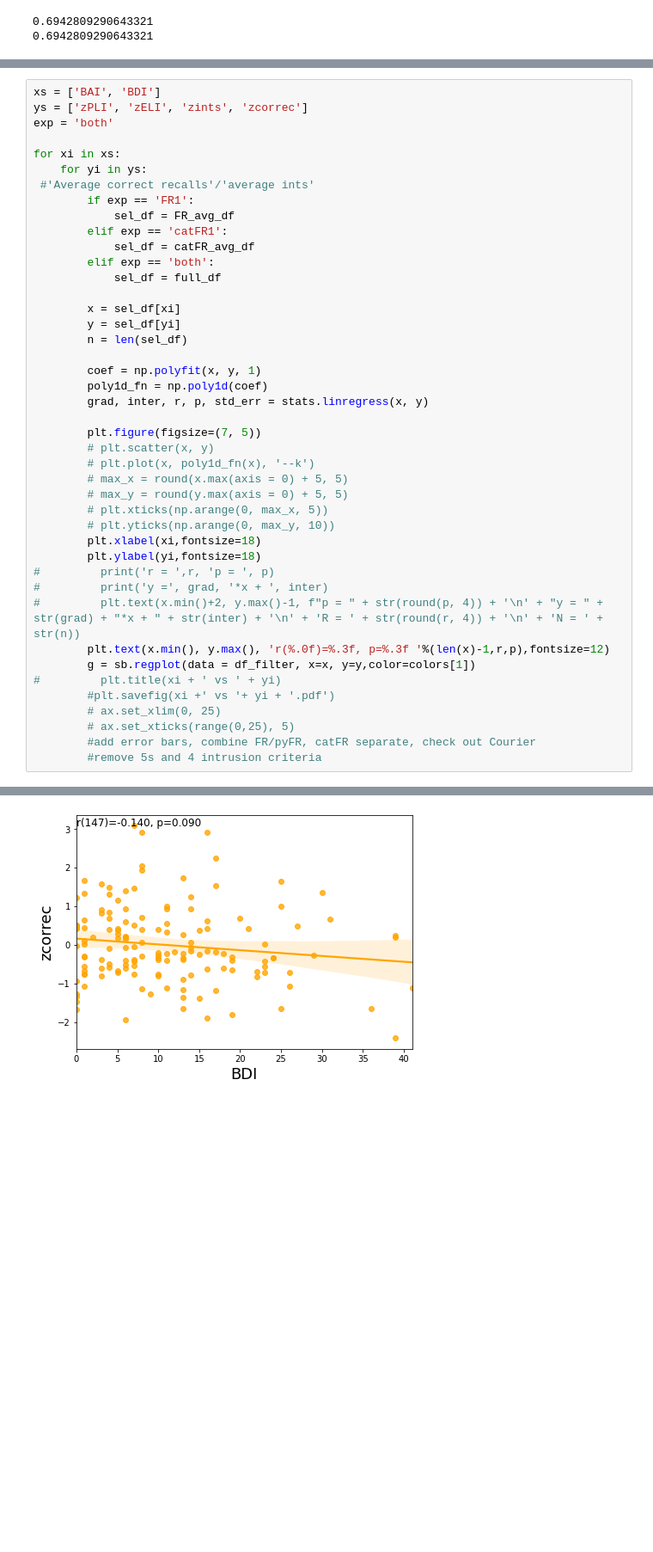
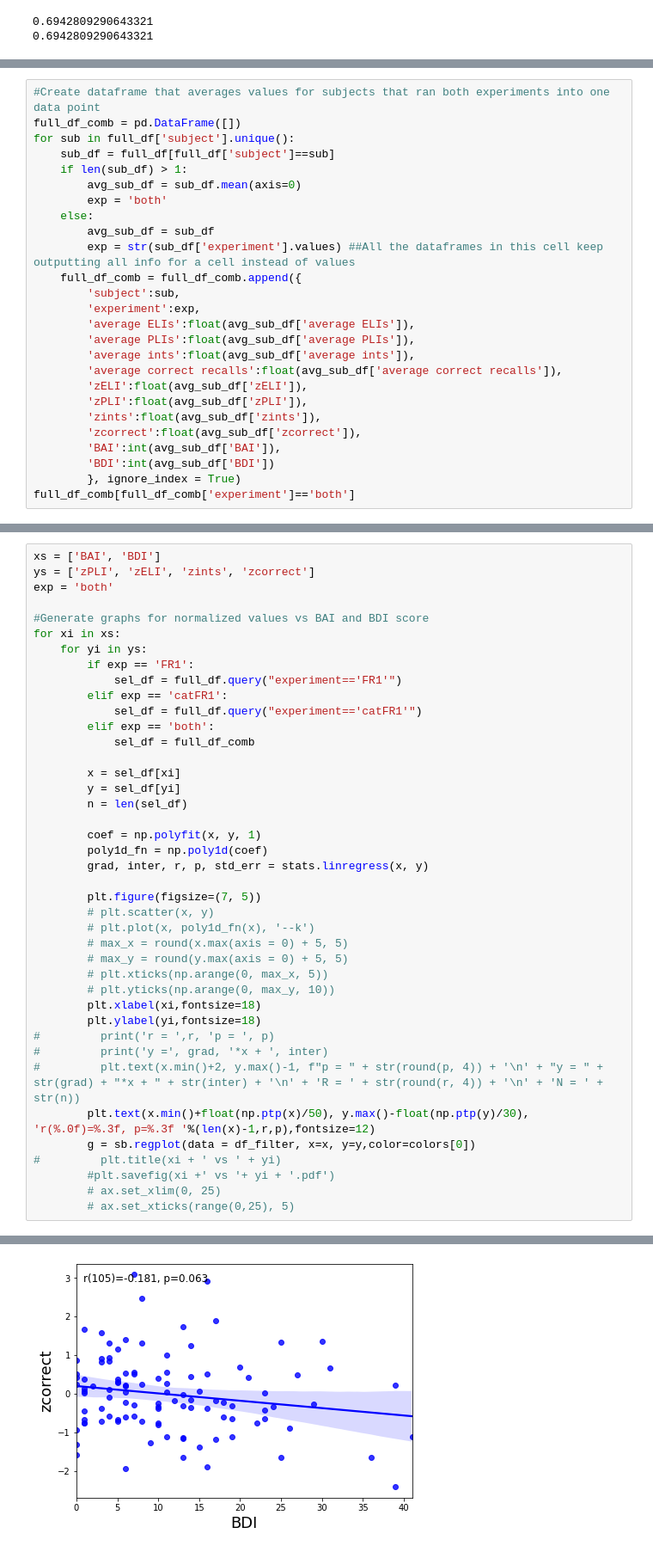
Before and after one commit to NoaHerz/Mental_health, a Jupyter notebook: MH_intrusion.ipynb, the cells around one changed output, grey strips where cells are left out. Shown: that part at 86% size. Saved outputs shown, nothing was run; the diff lists cells and outputs as text; blank space fills up the shorter version.

Commit message:
Clean graphs, combined data across experiments

```diff
--- a/MH_intrusion.ipynb
+++ b/MH_intrusion.ipynb
@@ -588,3 +542,29 @@ See the caveats in the documentation: https://pandas.pydata.org/pandas-docs/stab
 | 146 | 24.0 | 17.0 | 0.064203 | 0.238134 | 4.001894 | 0.302337 | catFR1 | R1536J | ... |
 | 147 | 11.0 | 8.0 | 0.030467 | 0.029656 | 8.041667 | 0.060123 | catFR1 | R1542J | ... |
 148 rows × 12 columns
+# %%
+#Create dataframe that averages values for subjects that ran both experiments into one data point
+full_df_comb = pd.DataFrame([])
+for sub in full_df['subject'].unique():
+    sub_df = full_df[full_df['subject']==sub]
+    if len(sub_df) > 1:
+        avg_sub_df = sub_df.mean(axis=0)
+        exp = 'both'
+    else:
+        avg_sub_df = sub_df
+        exp = str(sub_df['experiment'].values) ##All the dataframes in this cell keep outputting all info for a cell instead of values
+    full_df_comb = full_df_comb.append({
+        'subject':sub,
+        'experiment':exp,
+        'average ELIs':float(avg_sub_df['average ELIs']),
+        'average PLIs':float(avg_sub_df['average PLIs']),
+        'average ints':float(avg_sub_df['average ints']),
+        'average correct recalls':float(avg_sub_df['average correct recalls']),
+        'zELI':float(avg_sub_df['zELI']),
+        'zPLI':float(avg_sub_df['zPLI']),
+        'zints':float(avg_sub_df['zints']),
+        'zcorrect':float(avg_sub_df['zcorrect']),
+        'BAI':int(avg_sub_df['BAI']),
+        'BDI':int(avg_sub_df['BDI'])
+        }, ignore_index = True)
+full_df_comb[full_df_comb['experiment']=='both']
@@ -591,17 +589,17 @@ See the caveats in the documentation: https://pandas.pydata.org/pandas-docs/stab
 # %%
 xs = ['BAI', 'BDI']
-ys = ['zPLI', 'zELI', 'zints', 'zcorrec']
+ys = ['zPLI', 'zELI', 'zints', 'zcorrect']
 exp = 'both'
 
+#Generate graphs for normalized values vs BAI and BDI score
 for xi in xs:
     for yi in ys:
- #'Average correct recalls'/'average ints'
         if exp == 'FR1':
-            sel_df = FR_avg_df
+            sel_df = full_df.query("experiment=='FR1'")
         elif exp == 'catFR1':
-            sel_df = catFR_avg_df
+            sel_df = full_df.query("experiment=='catFR1'")
         elif exp == 'both':
-            sel_df = full_df
+            sel_df = full_df_comb
 
         x = sel_df[xi]
         y = sel_df[yi]
@@ -623,12 +621,10 @@ for xi in xs:
 #         print('r = ',r, 'p = ', p)
 #         print('y =', grad, '*x + ', inter)
 #         plt.text(x.min()+2, y.max()-1, f"p = " + str(round(p, 4)) + '\n' + "y = " + str(grad) + "*x + " + str(inter) + '\n' + 'R = ' + str(round(r, 4)) + '\n' + 'N = ' + str(n))
-        plt.text(x.min(), y.max(), 'r(%.0f)=%.3f, p=%.3f '%(len(x)-1,r,p),fontsize=12)
-        g = sb.regplot(data = df_filter, x=x, y=y,color=colors[1])
+        plt.text(x.min()+float(np.ptp(x)/50), y.max()-float(np.ptp(y)/30), 'r(%.0f)=%.3f, p=%.3f '%(len(x)-1,r,p),fontsize=12)
+        g = sb.regplot(data = df_filter, x=x, y=y,color=colors[0])
 #         plt.title(xi + ' vs ' + yi)
         #plt.savefig(xi +' vs '+ yi + '.pdf')
         # ax.set_xlim(0, 25)
         # ax.set_xticks(range(0,25), 5)
-        #add error bars, combine FR/pyFR, catFR separate, check out Courier
-        #remove 5s and 4 intrusion criteria
 # %% [output]
@@ -642 +638 @@ for xi in xs:
-[figure, old version]
+[figure, new version]
```
Also changed, not shown: parts of 9 cells of this notebook.
